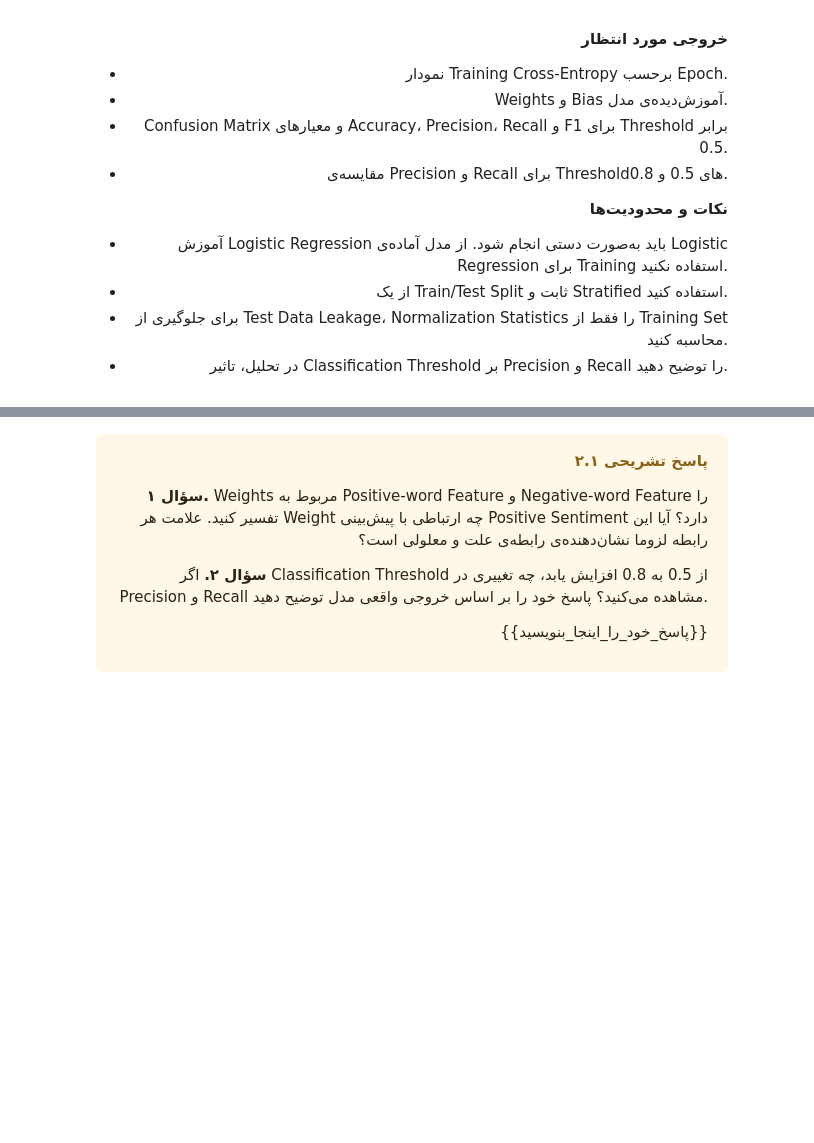
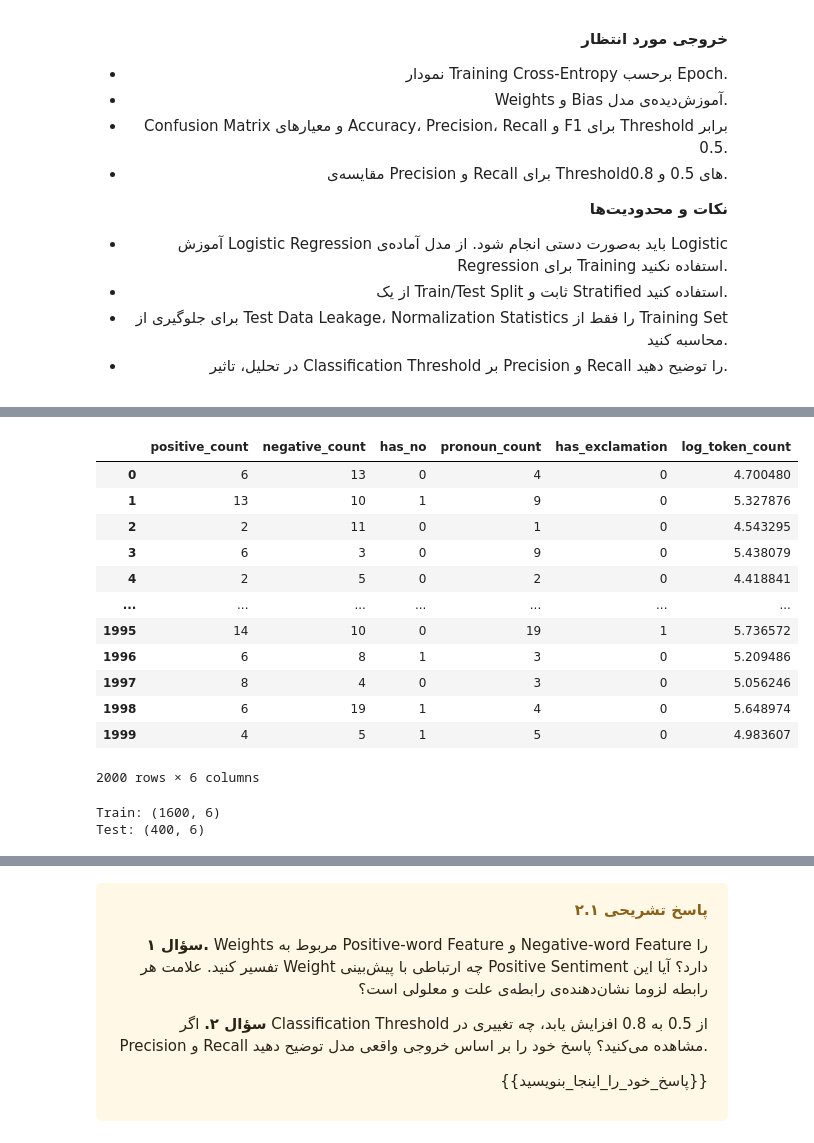
Before and after one commit to ILoveBacteria/nlp-homework, a Jupyter notebook: hw2/NLP_CA2.ipynb, the cells around one changed output, grey strips where cells are left out. Drawn from its saved outputs; the diff is of its cells as text; code cells hidden in the pictures; blank space fills up the shorter version.

```diff
--- a/hw2/NLP_CA2.ipynb
+++ b/hw2/NLP_CA2.ipynb
@@ -1396,0 +1456,24 @@ FileNotFoundError: [Errno 2] No such file or directory: 'datasets/imdb_2k.csv'
+# %%
+# Part 2.1 - Logistic Regression from scratch
+# Cell 1: Download and load the datasets
+
+from pathlib import Path
+from urllib.request import urlretrieve
+
+import pandas as pd
+
+dataset_dir = Path("datasets")
+dataset_dir.mkdir(exist_ok=True)
+
+base_url = "https://raw.githubusercontent.com/ILoveBacteria/nlp-homework/master/hw2/datasets"
+
+for filename in ("imdb_2k.csv", "positive_words.txt", "negative_words.txt"):
+    urlretrieve(f"{base_url}/{filename}", dataset_dir / filename)
+
+df = pd.read_csv(dataset_dir / "imdb_2k.csv")
+
+with (dataset_dir / "positive_words.txt").open(encoding="utf-8") as f:
+    positive_lexicon = {line.strip().lower() for line in f if line.strip()}
+
+with (dataset_dir / "negative_words.txt").open(encoding="utf-8") as f:
+    negative_lexicon = {line.strip().lower() for line in f if line.strip()}
@@ -1396,0 +1590,52 @@ FileNotFoundError: [Errno 2] No such file or directory: 'datasets/imdb_2k.csv'
+# %%
+# Cell 2: Build and display the feature DataFrame
+
+texts = df["text"].fillna("")
+
+features_df = pd.DataFrame({
+    "positive_count": texts.map(count_positive_words),
+    "negative_count": texts.map(count_negative_words),
+    "has_no": texts.map(has_no),
+    "pronoun_count": texts.map(count_pronouns),
+    "has_exclamation": texts.map(has_exclamation),
+    "log_token_count": texts.map(log_token_count),
+})
+
+y = df["label"]
+
+features_df
+# %% [output]
+|  | positive_count | negative_count | has_no | pronoun_count | has_exclamation | log_token_count |
+| 0 | 6 | 13 | 0 | 4 | 0 | 4.700480 |
+| 1 | 13 | 10 | 1 | 9 | 0 | 5.327876 |
+| 2 | 2 | 11 | 0 | 1 | 0 | 4.543295 |
+| 3 | 6 | 3 | 0 | 9 | 0 | 5.438079 |
+| 4 | 2 | 5 | 0 | 2 | 0 | 4.418841 |
+| ... | ... | ... | ... | ... | ... | ... |
+| 1995 | 14 | 10 | 0 | 19 | 1 | 5.736572 |
+| 1996 | 6 | 8 | 1 | 3 | 0 | 5.209486 |
+| 1997 | 8 | 4 | 0 | 3 | 0 | 5.056246 |
+| 1998 | 6 | 19 | 1 | 4 | 0 | 5.648974 |
+| 1999 | 4 | 5 | 1 | 5 | 0 | 4.983607 |
+2000 rows × 6 columns
+# %%
+from sklearn.model_selection import train_test_split
+from sklearn.preprocessing import MinMaxScaler
+
+X_train, X_test, y_train, y_test = train_test_split(
+    features_df,
+    y,
+    test_size=0.20,
+    random_state=42,
+    stratify=y,
+)
+
+scaler = MinMaxScaler(clip=True)
+X_train = scaler.fit_transform(X_train)
+X_test = scaler.transform(X_test)
+
+print("Train:", X_train.shape)
+print("Test:", X_test.shape)
+# %% [output]
+Train: (1600, 6)
+Test: (400, 6)
```
Also changed, not shown: parts of 13 cells of this notebook.
